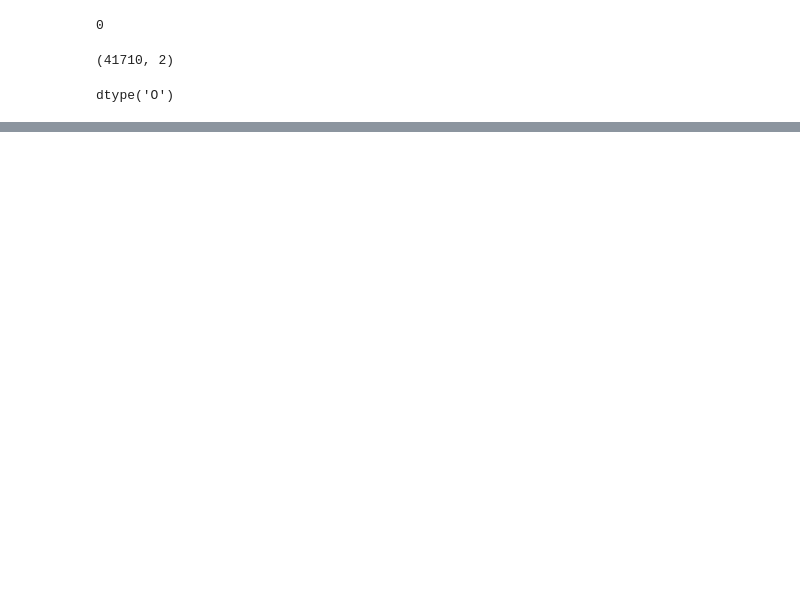
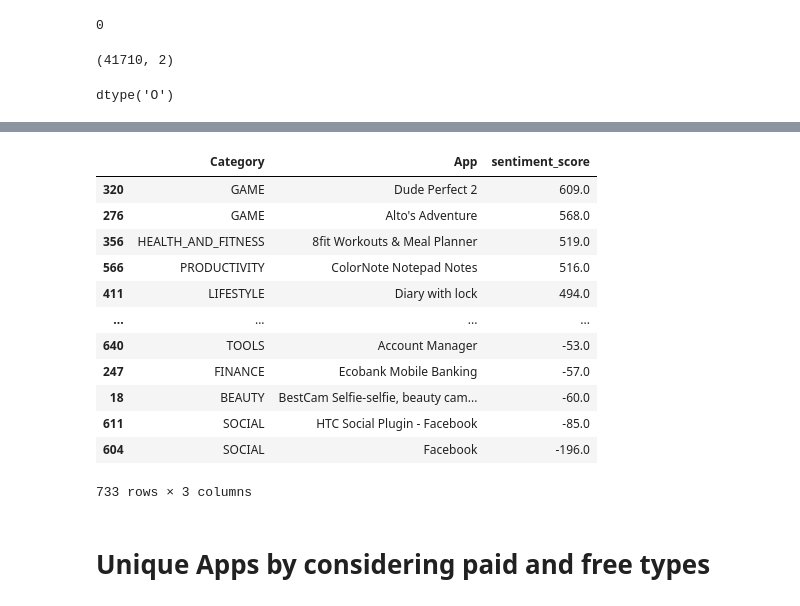
Before and after one commit to onurer87/data-5---team-4, a Jupyter notebook: Stage_2/Week_4/Week_4_vaibhav.ipynb, the cells around one changed output, grey strips where cells are left out. Cells and saved outputs as stored; diff of their text form; code cells hidden in the pictures; blank space fills up the shorter version.

```diff
--- a/Stage_2/Week_4/Week_4_vaibhav.ipynb
+++ b/Stage_2/Week_4/Week_4_vaibhav.ipynb
@@ -71,0 +103,32 @@ df_review
+# %%
+"""import re
+import string
+
+
+def sent_cat(data):
+    if data > 0:
+        return "positive"
+    elif data < 0:
+        return "negative"
+    else:
+        return "neutral"
+
+def sen_p(data):
+    sent_scor = 0
+    for positive in df_p.itertuples():
+        if positive[0] in data:
+            sent_scor += 1
+
+    for negative in df_n.itertuples():
+        if negative[0] in data:
+            sent_scor -= 1
+    return sent_scor
+
+def filt_str(row):
+    return re.sub('['+re.escape(string.punctuation)+']', '',row)
+
+#df_review['Translated_Review']= df_review['Translated_Review'].str.replace("'[^\w\s]','')
+
+#df_review['Sentimental_Score']=df_review['Translated_Review'].apply(lambda row : sen_p(list(row) ))
+
+#df_review['Sentimental_Cat']=df_review['Translated_Review'].apply(lambda row : sent_cat(row))"""
@@ -71,0 +137,5 @@ df_review
+# %%
+import swifter
+"""df_review['Translated_Review']= df_review['Translated_Review'].str.lower().replace('[^\w\s]','')
+df_review['Sentimental_Score']=df_review['Translated_Review'].swifter.apply((lambda row : sen_p(list(row) )))
+df_review"""
@@ -71,0 +171,23 @@ df_review
+# %%
+merged_df = df_review.merge(df_cp)
+merged_df_cat_ss = merged_df.groupby(['Category','App'],as_index=False)['sentiment_score'].sum()
+merged_df_cat_ss
+#merged_df_paid_apps_ss.drop(merged_df_paid_apps_ss.columns[[5]],axis=1,inplace=True)
+merged_df_cat_ss = merged_df_cat_ss.iloc[:,0:3]
+merged_df_cat_ss.sort_values(by='sentiment_score',ascending=False)
+# %% [output]
+|  | Category | App | sentiment_score |
+| 320 | GAME | Dude Perfect 2 | 609.0 |
+| 276 | GAME | Alto's Adventure | 568.0 |
+| 356 | HEALTH_AND_FITNESS | 8fit Workouts & Meal Planner | 519.0 |
+| 566 | PRODUCTIVITY | ColorNote Notepad Notes | 516.0 |
+| 411 | LIFESTYLE | Diary with lock | 494.0 |
+| ... | ... | ... | ... |
+| 640 | TOOLS | Account Manager | -53.0 |
+| 247 | FINANCE | Ecobank Mobile Banking | -57.0 |
+| 18 | BEAUTY | BestCam Selfie-selfie, beauty cam... | -60.0 |
+| 611 | SOCIAL | HTC Social Plugin - Facebook | -85.0 |
+| 604 | SOCIAL | Facebook | -196.0 |
+733 rows × 3 columns
+# %% [markdown]
+# Unique Apps by considering paid and free types
```
Also changed, not shown: parts of 16 cells of this notebook, 1 other file.
